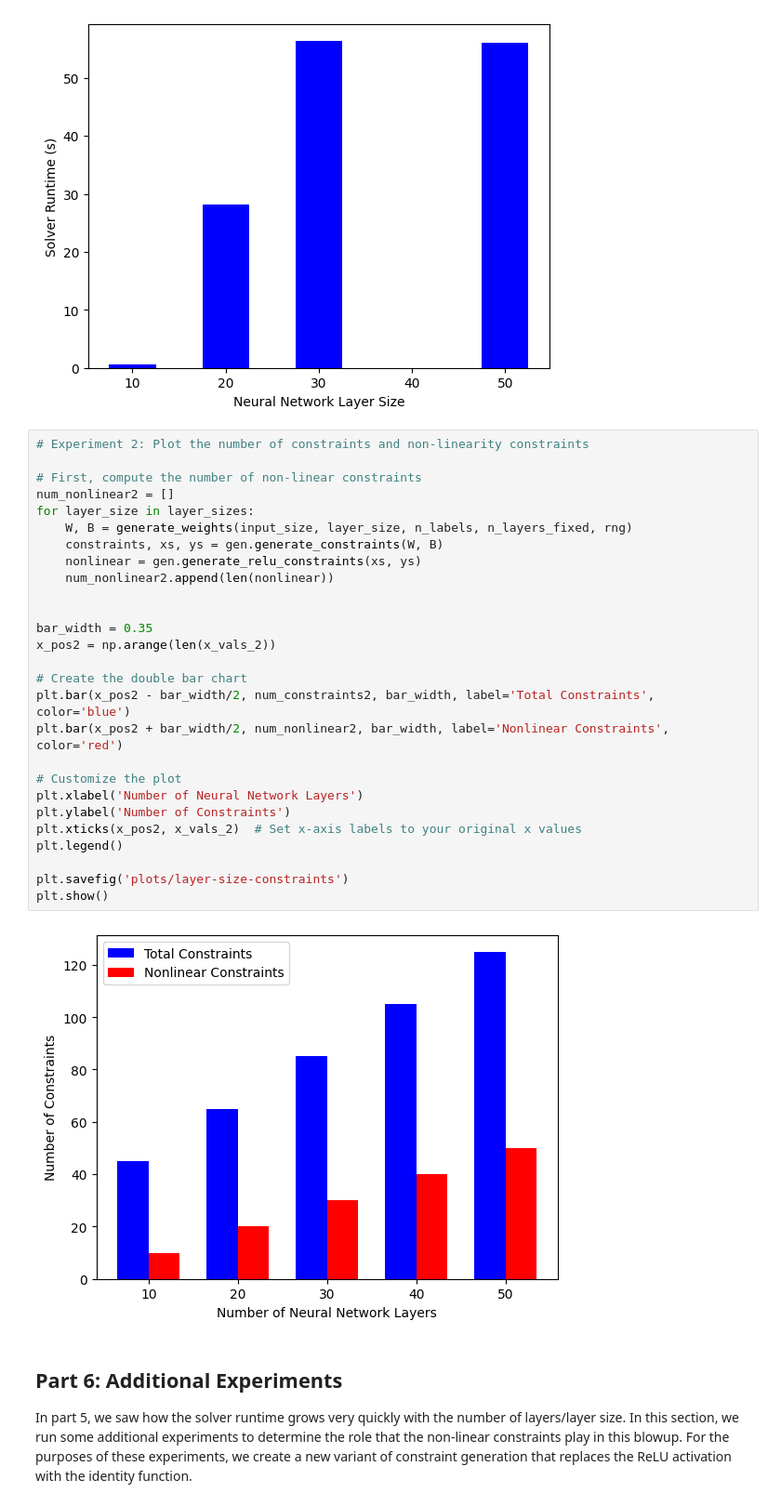
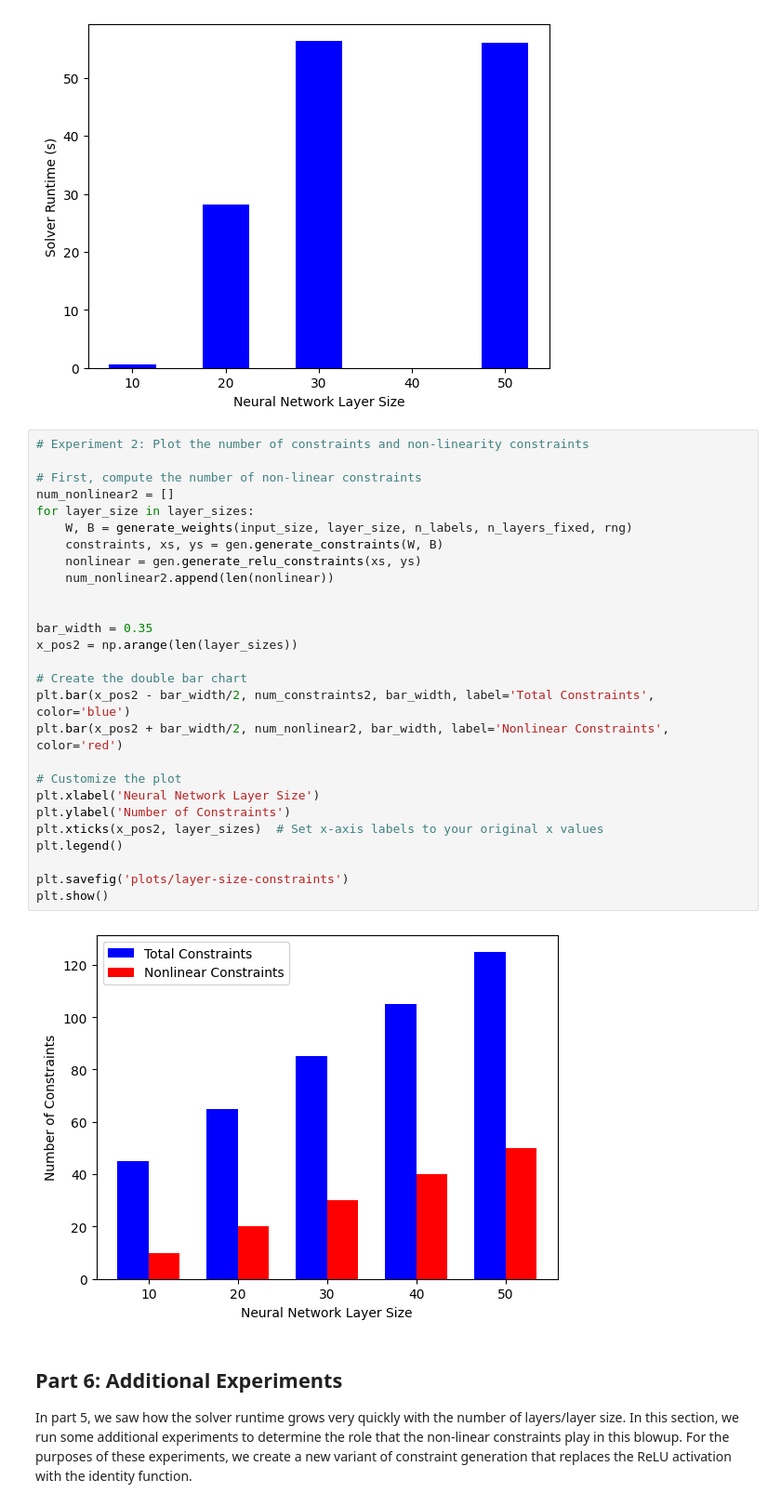
Before and after one commit to swang-1/cos529-final-project, a Jupyter notebook: main.ipynb, the cells around one changed output. Shown at 93% size. Saved outputs shown, nothing was run; the diff lists cells and outputs as text.

Commit message:
Update axis title for layer size constraints graph

```diff
--- a/main.ipynb
+++ b/main.ipynb
@@ -596,32 +594,32 @@ plt.show()
 # %%
 # Experiment 2: Plot the number of constraints and non-linearity constraints
 
 # First, compute the number of non-linear constraints
 num_nonlinear2 = []
 for layer_size in layer_sizes:
     W, B = generate_weights(input_size, layer_size, n_labels, n_layers_fixed, rng)
     constraints, xs, ys = gen.generate_constraints(W, B)
     nonlinear = gen.generate_relu_constraints(xs, ys)
     num_nonlinear2.append(len(nonlinear))
 
 
 bar_width = 0.35
-x_pos2 = np.arange(len(x_vals_2))
+x_pos2 = np.arange(len(layer_sizes))
 
 # Create the double bar chart
 plt.bar(x_pos2 - bar_width/2, num_constraints2, bar_width, label='Total Constraints', color='blue')
 plt.bar(x_pos2 + bar_width/2, num_nonlinear2, bar_width, label='Nonlinear Constraints', color='red')
 
 # Customize the plot
-plt.xlabel('Number of Neural Network Layers')
+plt.xlabel('Neural Network Layer Size')
 plt.ylabel('Number of Constraints')
-plt.xticks(x_pos2, x_vals_2)  # Set x-axis labels to your original x values
+plt.xticks(x_pos2, layer_sizes)  # Set x-axis labels to your original x values
 plt.legend()
 
 plt.savefig('plots/layer-size-constraints')
 plt.show()
 # %% [output]
-[figure, old version]
+[figure, new version]
 # %% [markdown]
 ## Part 6: Additional Experiments
 
```
Also changed, not shown: parts of 1 cell of this notebook, 1 other file.
